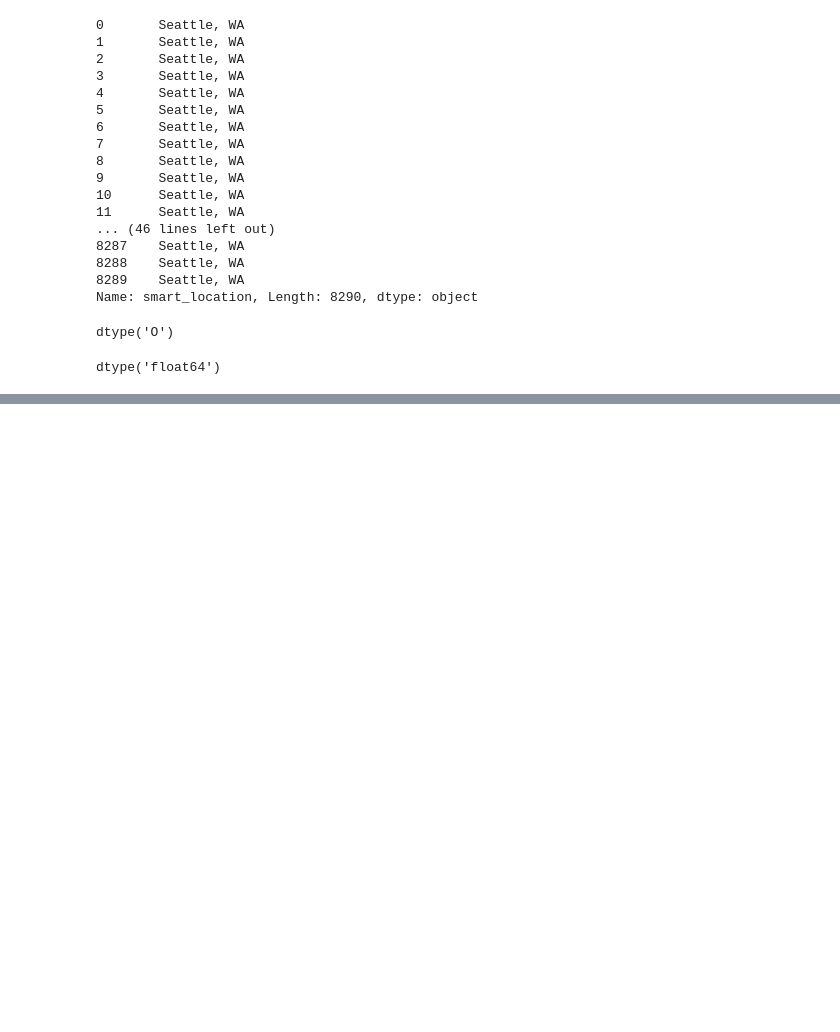
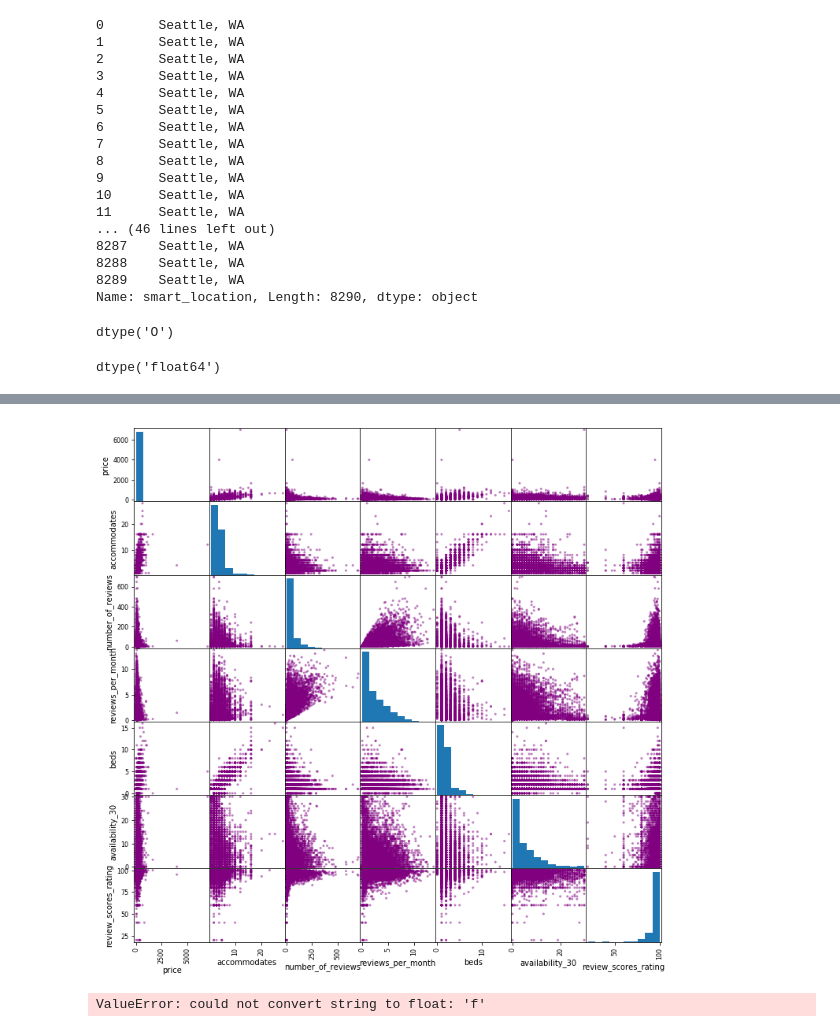
Before and after one commit to makhijas/price_my_airbnb, a Jupyter notebook: New data set exploration (insideairbnb).ipynb, the cells around one changed output, grey strips where cells are left out. Saved outputs shown, nothing was run; the diff lists cells and outputs as text; code cells hidden in the pictures; blank space fills up the shorter version.

Commit message:
Visualize dataset

```diff
--- a/New data set exploration (insideairbnb).ipynb
+++ b/New data set exploration (insideairbnb).ipynb
@@ -135,0 +160,7 @@ dtype('float64')
+# %%
+neighbourhood_dummies = pd.get_dummies(df.neighbourhood_cleansed)
+room_type_dummies = pd.get_dummies(df.room_type)
+cancellation_policy_dummies = pd.get_dummies(df.cancellation_policy)
+# %%
+instant_bookable_dummies = pd.get_dummies(df.instant_bookable, prefix="instant")
+instant_bookable_dummies = instant_bookable_dummies.drop('instant_f', axis=1)
@@ -135,0 +178,7 @@ dtype('float64')
+# %%
+alldata = pd.concat((df.drop(['neighbourhood_cleansed', \
+    'room_type', 'cancellation_policy', 'instant_bookable'], axis=1), \
+    neighbourhood_dummies.astype(int), room_type_dummies.astype(int), \
+    cancellation_policy_dummies.astype(int), instant_bookable_dummies.astype(int)), \
+    axis=1)
+allcols = alldata.columns
@@ -135,0 +195,34 @@ dtype('float64')
+# %%
+alldata = alldata.drop(columns = ['require_guest_profile_picture', 'require_guest_phone_verification'])
+# %%
+scattercols = ['price','accommodates', 'number_of_reviews', 'reviews_per_month', 'beds', 'availability_30', 'review_scores_rating']
+axs = pd.scatter_matrix(alldata[scattercols],
+                        figsize=(12, 12), c='purple')
+# %% [output]
+[figure, added]
+# %%
+rs = 1
+tests = [ linear_model.LinearRegression(), linear_model.Ridge(),
+        linear_model.Lasso(), linear_model.ElasticNet(),
+        linear_model.BayesianRidge(), linear_model.OrthogonalMatchingPursuit() ]
+tests_labels = np.array(['Linear', 'Ridge', 'Lasso', 'ElasticNet', 'BayesRidge', 'OMP'])
+errvals = np.array([])
+
+X_train, X_test, y_train, y_test = train_test_split(alldata.drop(['price'], axis=1),
+                                                    alldata.price, test_size=0.2, random_state=42)
+
+for t in tests:
+    t.fit(X_train, y_train)
+    this_err = metrics.median_absolute_error(y_test, t.predict(X_test))
+    #print "got error %0.2f" % this_err
+    errvals = np.append(errvals, this_err)
+
+pos = np.arange(errvals.shape[0])
+srt = np.argsort(errvals)
+plt.figure(figsize=(7,5))
+plt.bar(pos, errvals[srt], align='center')
+plt.xticks(pos, ests_labels[srt])
+plt.xlabel('Estimator')
+plt.ylabel('Median Absolute Error')
+# %% [output]
+ValueError: could not convert string to float: 'f'
```
Also changed, not shown: parts of 4 cells of this notebook, 1 other file.
